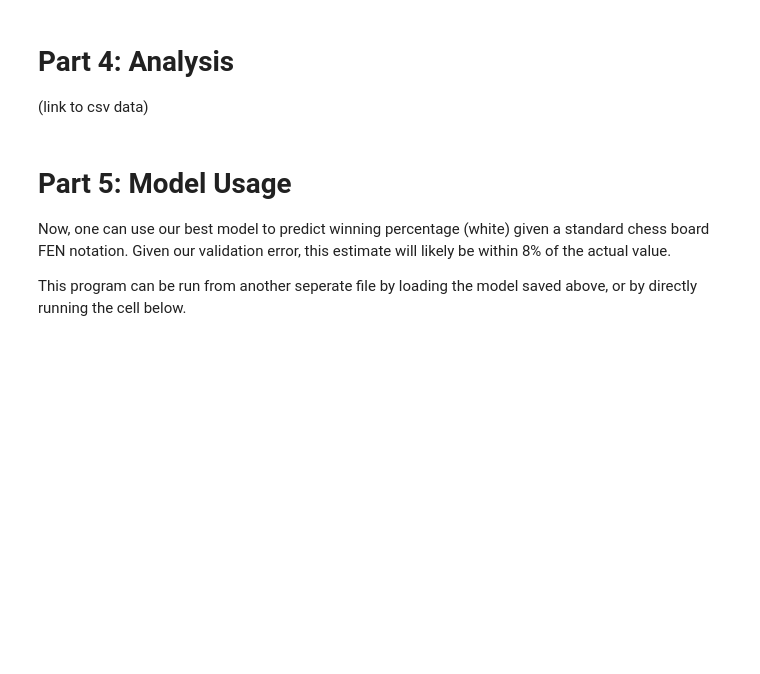
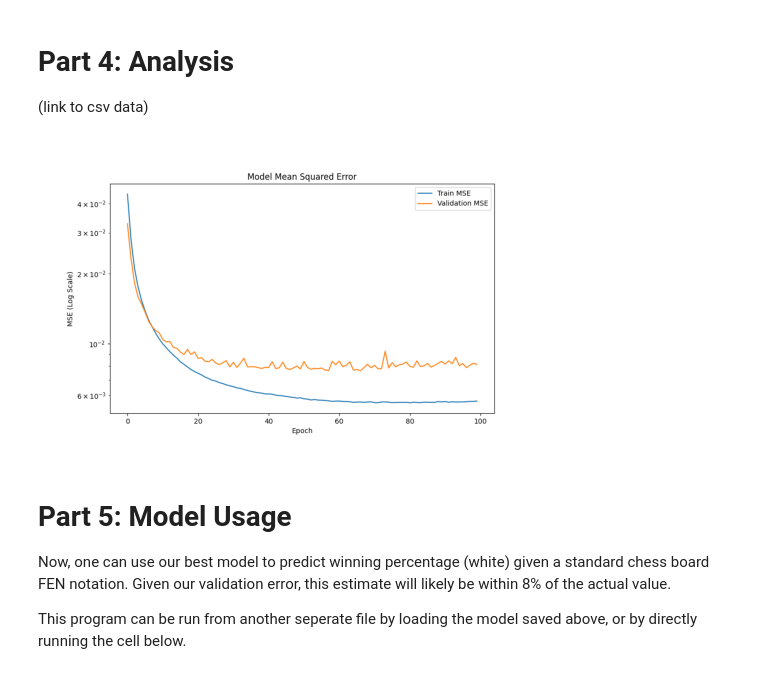
Before and after one commit to dooodle74/uva-ml4va, a Jupyter notebook: chess_model_training.ipynb, the cells around one changed output. Saved outputs shown, nothing was run; the diff lists cells and outputs as text; code cells hidden in the pictures; blank space fills up the shorter version.

```diff
--- a/chess_model_training.ipynb
+++ b/chess_model_training.ipynb
@@ -723,6 +723,18 @@ Test MAE: 0.0605
 # Part 4: Analysis
 
 (link to csv data)
+# %%
+from PIL import Image as PILImage
+import matplotlib.pyplot as plt
+
+file_name = 'train_history_6.png'
+img = PILImage.open(file_name)
+
+plt.imshow(img)
+plt.axis('off')
+plt.show()
+# %% [output]
+[figure, added]
 # %% [markdown]
 # Part 5: Model Usage
 Now, one can use our best model to predict winning percentage (white) given a standard chess board FEN notation. Given our validation error, this estimate will likely be within 8% of the actual value.
```
Also changed, not shown: parts of 2 cells of this notebook.
